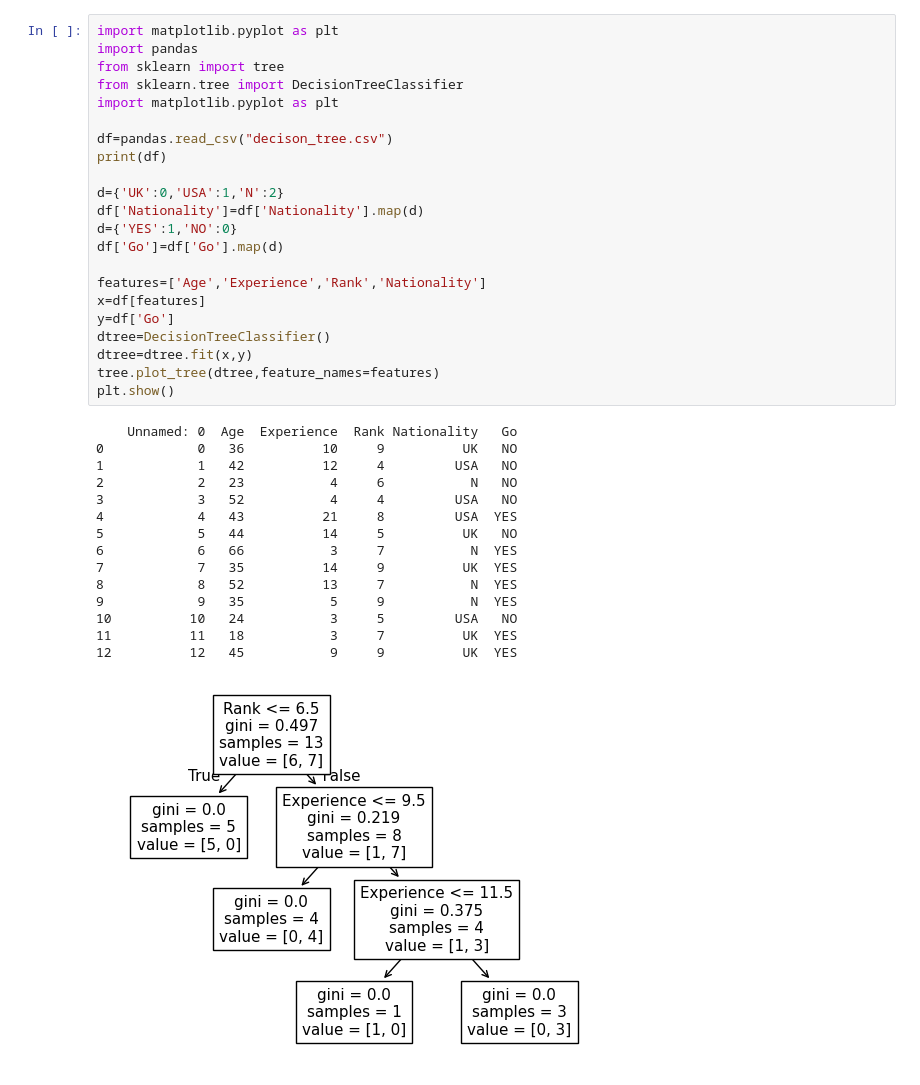
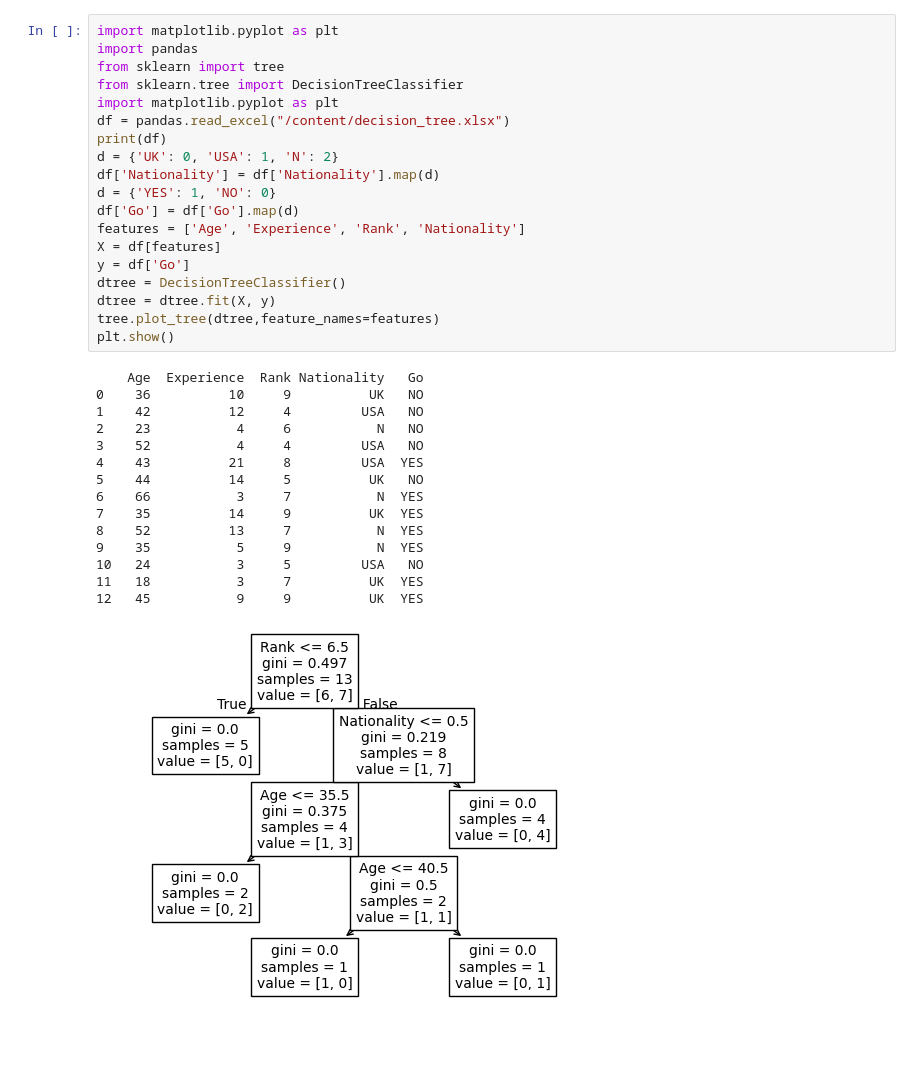
Before and after one commit to nivedhitha-e/240901070-PYTHON, a Jupyter notebook: 240901070_Decision_Tree.ipynb, the cells around one changed output. Drawn from its saved outputs; the diff is of its cells as text; blank space fills up the shorter version.

```diff
--- a/240901070_Decision_Tree.ipynb
+++ b/240901070_Decision_Tree.ipynb
@@ -3,38 +3,35 @@
 # %%
 import matplotlib.pyplot as plt
 import pandas
 from sklearn import tree
 from sklearn.tree import DecisionTreeClassifier
 import matplotlib.pyplot as plt
-
-df=pandas.read_csv("decison_tree.csv")
+df = pandas.read_excel("/content/decision_tree.xlsx")
 print(df)
-
-d={'UK':0,'USA':1,'N':2}
-df['Nationality']=df['Nationality'].map(d)
-d={'YES':1,'NO':0}
-df['Go']=df['Go'].map(d)
-
-features=['Age','Experience','Rank','Nationality']
-x=df[features]
-y=df['Go']
-dtree=DecisionTreeClassifier()
-dtree=dtree.fit(x,y)
+d = {'UK': 0, 'USA': 1, 'N': 2}
+df['Nationality'] = df['Nationality'].map(d)
+d = {'YES': 1, 'NO': 0}
+df['Go'] = df['Go'].map(d)
+features = ['Age', 'Experience', 'Rank', 'Nationality']
+X = df[features]
+y = df['Go']
+dtree = DecisionTreeClassifier()
+dtree = dtree.fit(X, y)
 tree.plot_tree(dtree,feature_names=features)
 plt.show()
 # %% [output]
-    Unnamed: 0  Age  Experience  Rank Nationality   Go
-0            0   36          10     9          UK   NO
-1            1   42          12     4         USA   NO
-2            2   23           4     6           N   NO
-3            3   52           4     4         USA   NO
-4            4   43          21     8         USA  YES
-5            5   44          14     5          UK   NO
-6            6   66           3     7           N  YES
-7            7   35          14     9          UK  YES
-8            8   52          13     7           N  YES
-9            9   35           5     9           N  YES
-10          10   24           3     5         USA   NO
-11          11   18           3     7          UK  YES
-12          12   45           9     9          UK  YES
+    Age  Experience  Rank Nationality   Go
+0    36          10     9          UK   NO
+1    42          12     4         USA   NO
+2    23           4     6           N   NO
+3    52           4     4         USA   NO
+4    43          21     8         USA  YES
+5    44          14     5          UK   NO
+6    66           3     7           N  YES
+7    35          14     9          UK  YES
+8    52          13     7           N  YES
+9    35           5     9           N  YES
+10   24           3     5         USA   NO
+11   18           3     7          UK  YES
+12   45           9     9          UK  YES
-[figure, old version]
+[figure, new version]
```
